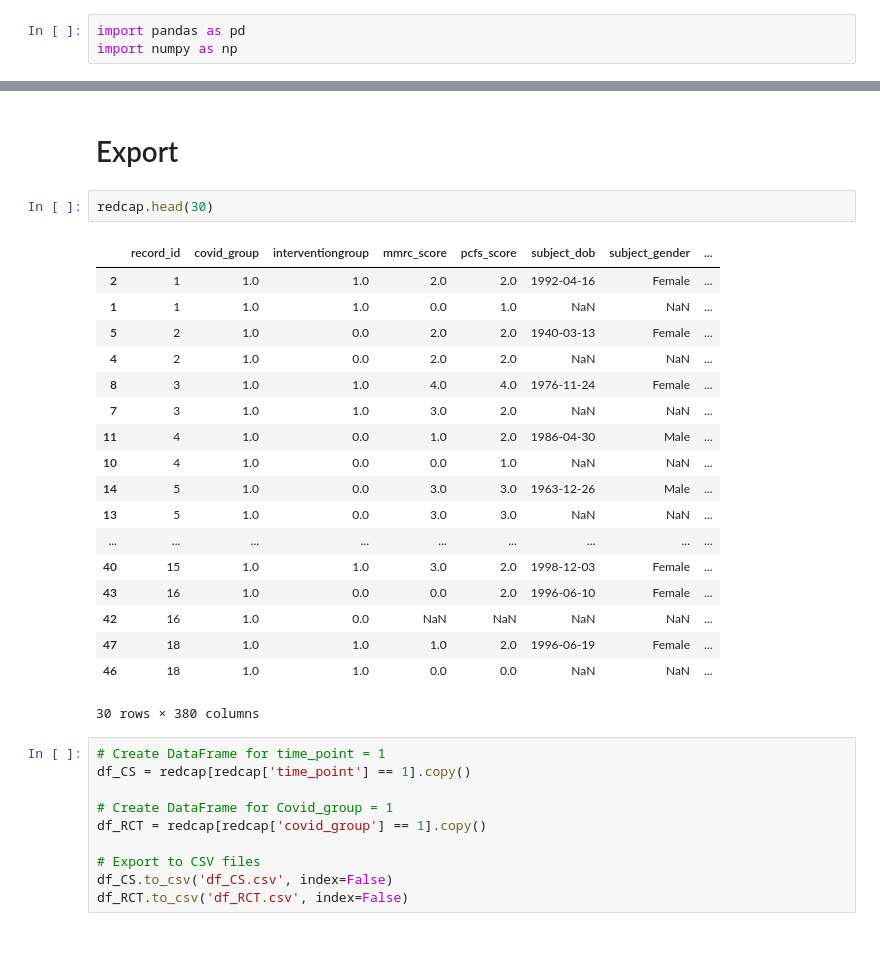
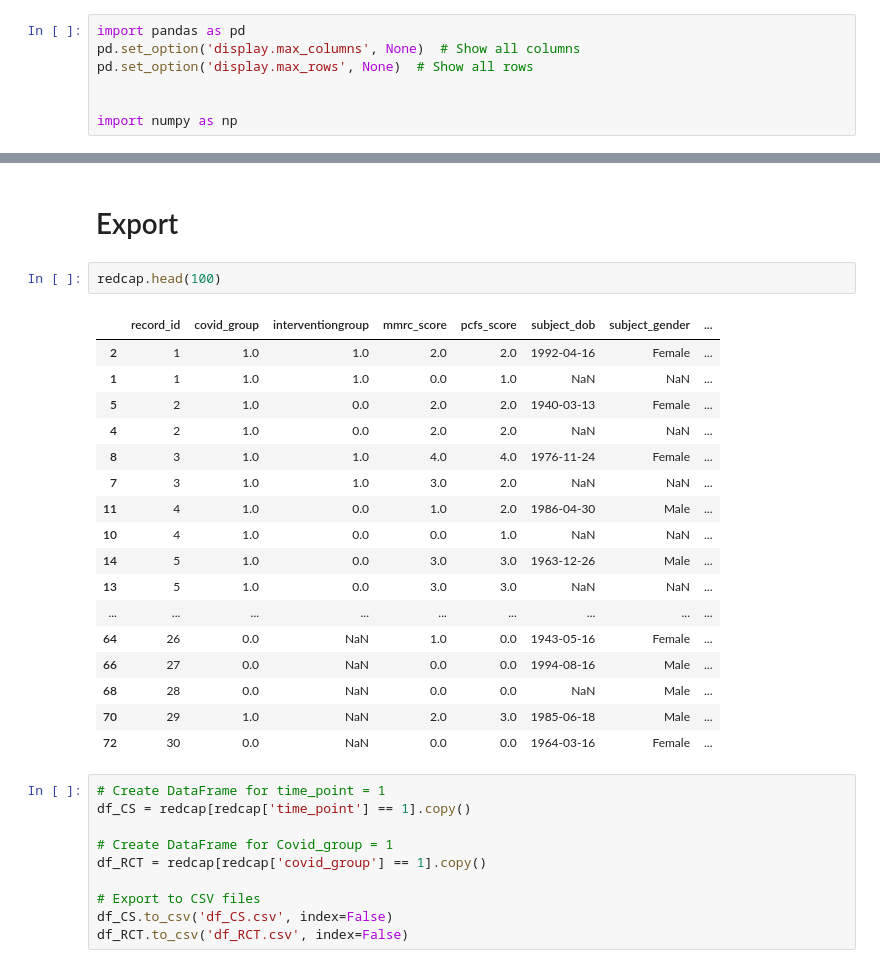
Before and after one commit to orthopedics20/longcovid, a Jupyter notebook: data-cleaning.ipynb, the cells around one changed output, grey strips where cells are left out. Drawn from its saved outputs; the diff is of its cells as text; blank space fills up the shorter version.

```diff
--- a/data-cleaning.ipynb
+++ b/data-cleaning.ipynb
@@ -1,5 +1,9 @@
 # %%
 import pandas as pd
+pd.set_option('display.max_columns', None)  # Show all columns
+pd.set_option('display.max_rows', None)  # Show all rows
+
+
 import numpy as np
 # %% [markdown]
 # Import Dataset
@@ -668,26 +728,25 @@ redcap['sfpa_sum'] = redcap[sfpa_cols].sum(axis=1, skipna=True)
 # %% [markdown]
 # Export
 # %%
-redcap.head(30)
+redcap.head(100)
 # %% [output]
 |  | record_id | covid_group | interventiongroup | mmrc_score | pcfs_score | subject_dob | subject_gender | ... |
 | 2 | 1 | 1.0 | 1.0 | 2.0 | 2.0 | 1992-04-16 | Female | ... |
 | 1 | 1 | 1.0 | 1.0 | 0.0 | 1.0 | NaN | NaN | ... |
 | 5 | 2 | 1.0 | 0.0 | 2.0 | 2.0 | 1940-03-13 | Female | ... |
 | 4 | 2 | 1.0 | 0.0 | 2.0 | 2.0 | NaN | NaN | ... |
 | 8 | 3 | 1.0 | 1.0 | 4.0 | 4.0 | 1976-11-24 | Female | ... |
 | 7 | 3 | 1.0 | 1.0 | 3.0 | 2.0 | NaN | NaN | ... |
 | 11 | 4 | 1.0 | 0.0 | 1.0 | 2.0 | 1986-04-30 | Male | ... |
 | 10 | 4 | 1.0 | 0.0 | 0.0 | 1.0 | NaN | NaN | ... |
 | 14 | 5 | 1.0 | 0.0 | 3.0 | 3.0 | 1963-12-26 | Male | ... |
 | 13 | 5 | 1.0 | 0.0 | 3.0 | 3.0 | NaN | NaN | ... |
 | ... | ... | ... | ... | ... | ... | ... | ... | ... |
-| 40 | 15 | 1.0 | 1.0 | 3.0 | 2.0 | 1998-12-03 | Female | ... |
-| 43 | 16 | 1.0 | 0.0 | 0.0 | 2.0 | 1996-06-10 | Female | ... |
-| 42 | 16 | 1.0 | 0.0 | NaN | NaN | NaN | NaN | ... |
-| 47 | 18 | 1.0 | 1.0 | 1.0 | 2.0 | 1996-06-19 | Female | ... |
-| 46 | 18 | 1.0 | 1.0 | 0.0 | 0.0 | NaN | NaN | ... |
+| 64 | 26 | 0.0 | NaN | 1.0 | 0.0 | 1943-05-16 | Female | ... |
+| 66 | 27 | 0.0 | NaN | 0.0 | 0.0 | 1994-08-16 | Male | ... |
+| 68 | 28 | 0.0 | NaN | 0.0 | 0.0 | NaN | Male | ... |
+| 70 | 29 | 1.0 | NaN | 2.0 | 3.0 | 1985-06-18 | Male | ... |
+| 72 | 30 | 0.0 | NaN | 0.0 | 0.0 | 1964-03-16 | Female | ... |
-30 rows × 380 columns
 # %%
 # Create DataFrame for time_point = 1
 df_CS = redcap[redcap['time_point'] == 1].copy()
```
Also changed, not shown: parts of 15 cells of this notebook, 1 other file.
